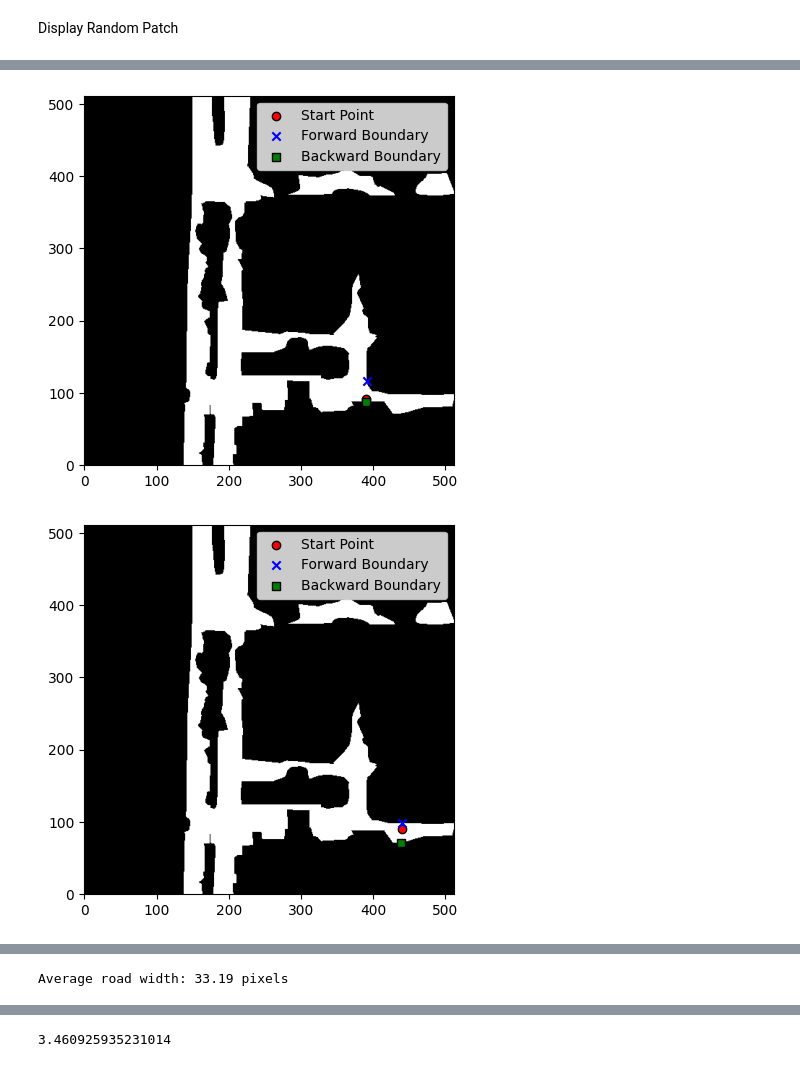
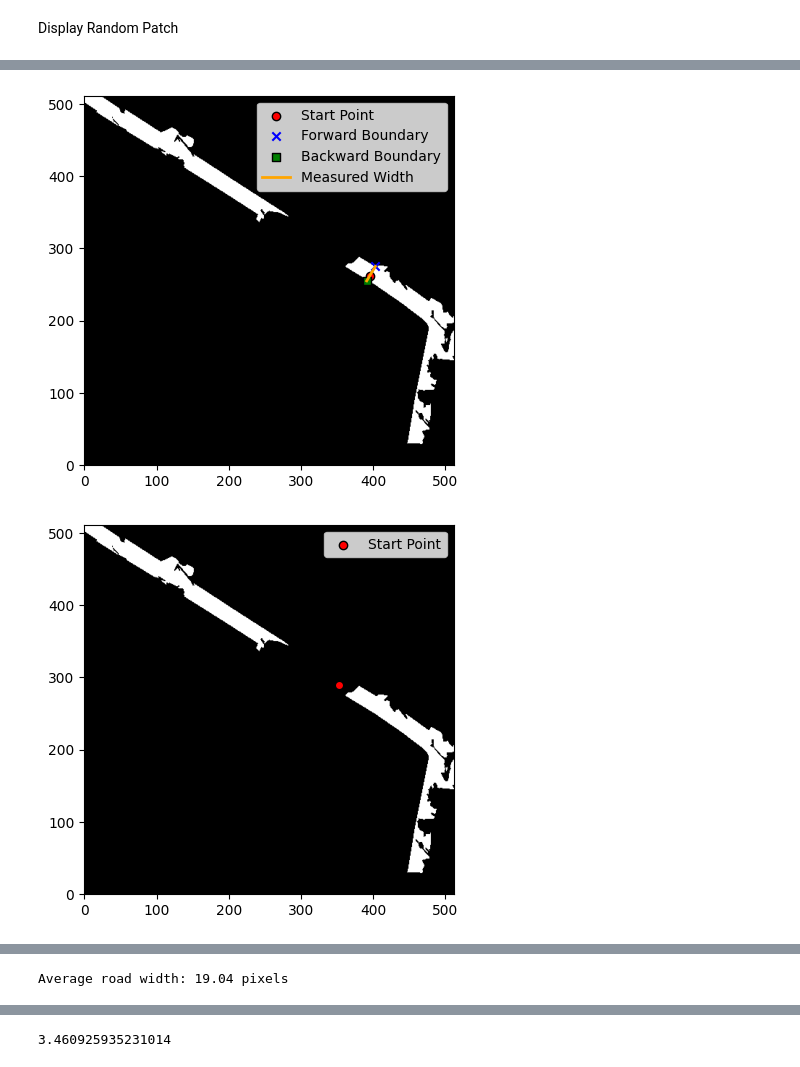
Before and after one commit to Roughienmn/Width-Extractor, a Jupyter notebook: Prototype.ipynb, the cells around one changed output, grey strips where cells are left out. Saved outputs shown, nothing was run; the diff lists cells and outputs as text; code cells hidden in the pictures.

Commit message:
updated visualization

```diff
--- a/Prototype.ipynb
+++ b/Prototype.ipynb
@@ -355,0 +377,21 @@ Shift coordinates: (9, 3)
+# %%
+num_display = 3
+
+fig, axes = plt.subplots(num_display, num_display, figsize=(15, 15))
+for i in range(num_display):
+    for j in range(num_display):
+        ax = axes[i, j]
+        num = (2 * SEARCH_RANGE)/(num_display-1)
+        i_2 = int(i*num)
+        j_2 = int(j*num)
+        road_mask = shifted_road_masks[i_2][j_2]
+        ax.imshow(image_mask, cmap='gray', interpolation='none')
+        ax.imshow(road_mask, cmap='Reds', alpha=0.5, interpolation='none')
+        ax.set_title(f"({i_2-SEARCH_RANGE},{j_2-SEARCH_RANGE})", fontsize=8)
+        ax.axis('off')
+        ax.invert_yaxis()
+        ax.set_aspect('equal')
+
+plt.suptitle("Shifted Road Masks Overlayed on Image Mask", fontsize=14)
+plt.tight_layout(rect=[0, 0, 1, 0.97])
+plt.show()
@@ -633,5 +685,5 @@ POINT (121.0640126 14.5791825)
 # %%
-instance = scaled_patch_roads.iloc[0]
+instance = scaled_patch_roads.iloc[1]
 geom = instance['geometry_scaled']
 
 if isinstance(geom, sp.MultiLineString):
@@ -648,2 +700,2 @@ print(f"Average road width: {average_width:.2f} pixels")
-[figure, old version]
+[figure, new version]
-[figure, old version]
+[figure, new version]
@@ -657 +710 @@ print(f"Average road width: {average_width:.2f} pixels")
-Average road width: 33.19 pixels
+Average road width: 19.04 pixels
```
Also changed, not shown: parts of 19 cells of this notebook.
